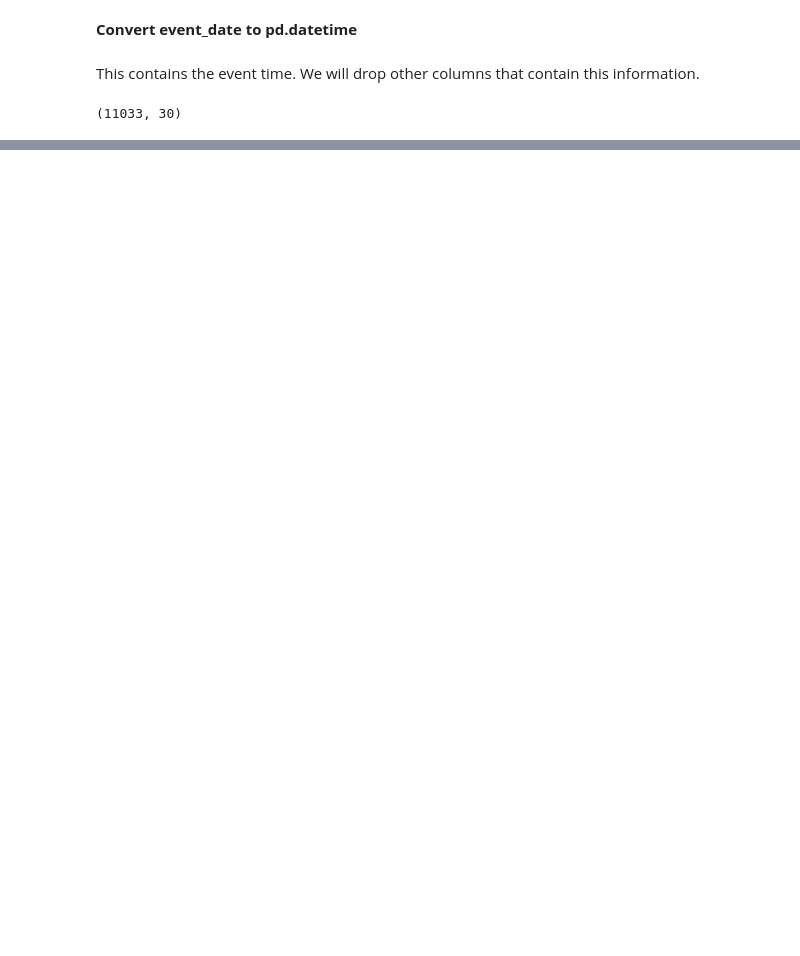
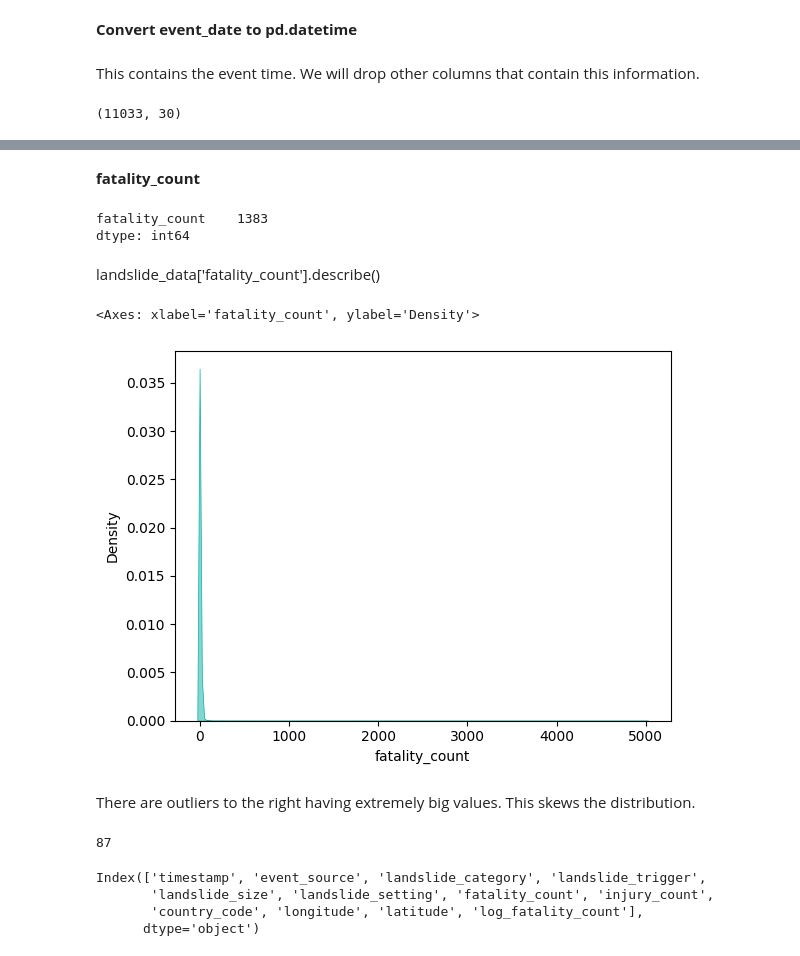
Before and after one commit to yuki172/global-landslide, a Jupyter notebook: main.ipynb, the cells around one changed output, grey strips where cells are left out. Saved outputs shown, nothing was run; the diff lists cells and outputs as text; code cells hidden in the pictures; blank space fills up the shorter version.

Commit message:
missing values

```diff
--- a/main.ipynb
+++ b/main.ipynb
@@ -46,0 +126,4 @@ landslide_data.shape
+# %%
+landslide_data.loc[landslide_data['landslide_trigger'].isna(), 'landslide_trigger'] = 'unknown'
+# %%
+landslide_data.loc[landslide_data['landslide_setting'].isna(), 'landslide_setting'] = 'unknown'
@@ -46,0 +138,26 @@ landslide_data.shape
+# %%
+for column in landslide_info_categoricals:
+    landslide_data[column] = landslide_data[column].astype('category')
+# %% [markdown]
+<div style="font-size: 15px"><b>fatality_count</b></div>
+# %%
+landslide_data[['fatality_count']].isna().sum()
+# %% [output]
+fatality_count    1383
+dtype: int64
+# %%
+landslide_data = landslide_data.dropna(subset = ['fatality_count'])
+# %% [markdown]
+landslide_data['fatality_count'].describe()
+# %%
+fig, ax = plt.subplots()
+sns.kdeplot(landslide_data['fatality_count'], ax=ax, fill=True, alpha=0.5, linewidth=0.5, color='#05b0a3')
+# %% [output]
+<Axes: xlabel='fatality_count', ylabel='Density'>
+[figure, added]
+# %% [markdown]
+There are outliers to the right having extremely big values. This skews the distribution.
+# %%
+landslide_data[landslide_data['fatality_count'] > 1000].size
+# %% [output]
+87
@@ -46,0 +168,7 @@ landslide_data.shape
+# %%
+landslide_data.columns
+# %% [output]
+Index(['timestamp', 'event_source', 'landslide_category', 'landslide_trigger',
+       'landslide_size', 'landslide_setting', 'fatality_count', 'injury_count',
+       'country_code', 'longitude', 'latitude', 'log_fatality_count'],
+      dtype='object')
```
Also changed, not shown: parts of 38 cells of this notebook, 1 other file.
